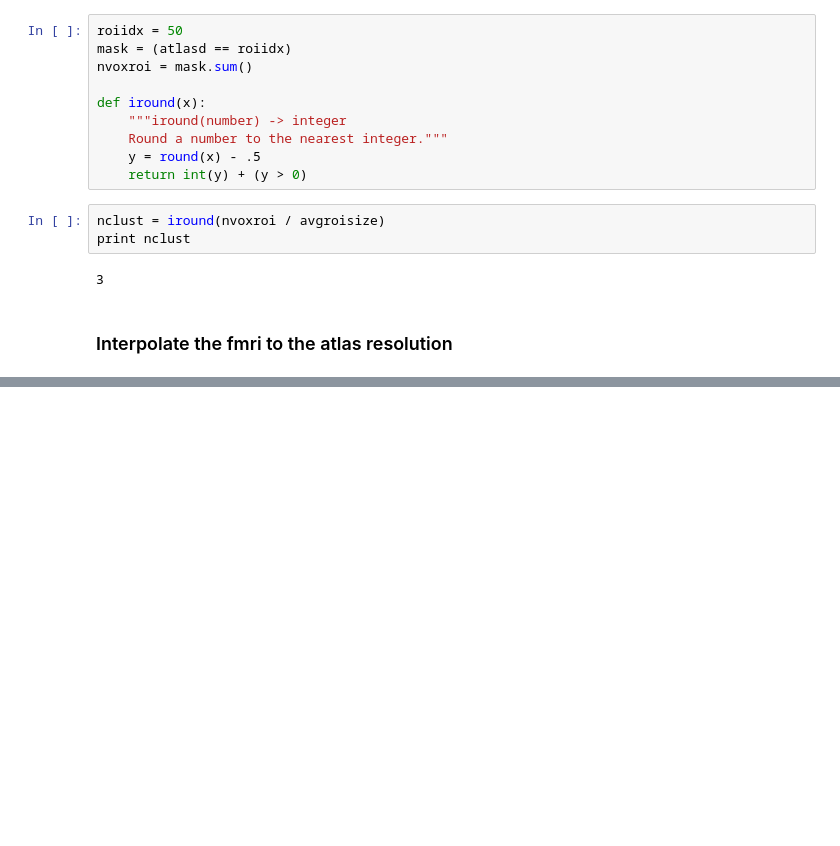
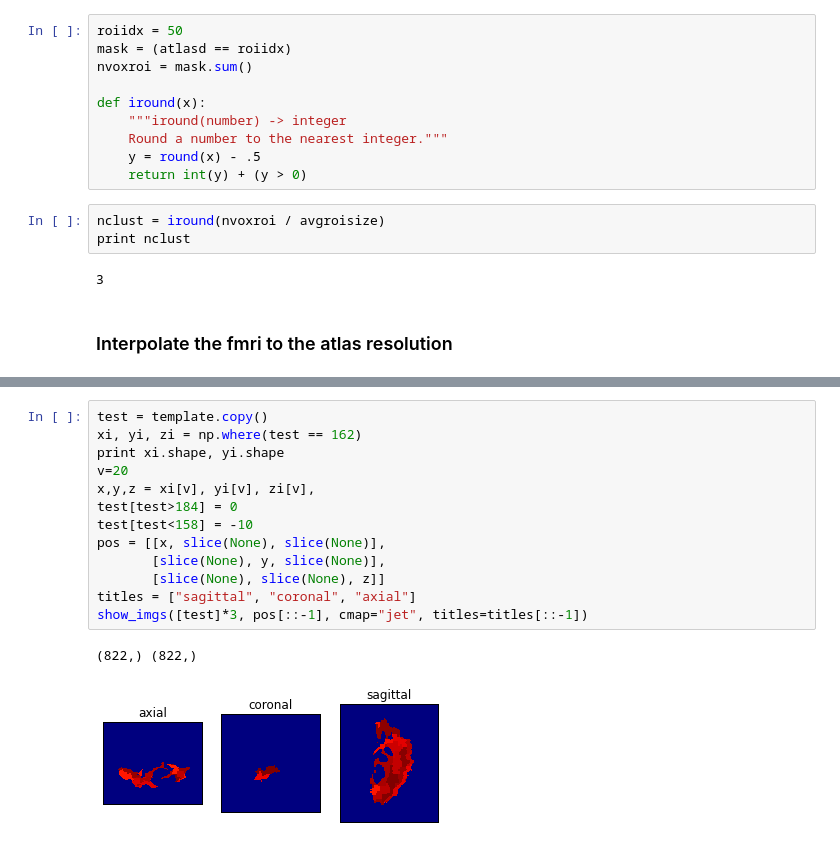
Before and after one commit to jbpoline/regions, a Jupyter notebook: regions/functional_parcellation.ipynb, the cells around one changed output, grey strips where cells are left out. Drawn from its saved outputs; the diff is of its cells as text; blank space fills up the shorter version.

```diff
--- a/regions/functional_parcellation.ipynb
+++ b/regions/functional_parcellation.ipynb
@@ -120,0 +470,16 @@ for f in filenames:
+# %%
+test = template.copy()
+xi, yi, zi = np.where(test == 162)
+print xi.shape, yi.shape
+v=20
+x,y,z = xi[v], yi[v], zi[v],
+test[test>184] = 0
+test[test<158] = -10
+pos = [[x, slice(None), slice(None)],
+       [slice(None), y, slice(None)],
+       [slice(None), slice(None), z]]
+titles = ["sagittal", "coronal", "axial"]
+show_imgs([test]*3, pos[::-1], cmap="jet", titles=titles[::-1])
+# %% [output]
+(822,) (822,)
+[figure, added]
```
Also changed, not shown: parts of 37 cells of this notebook.
